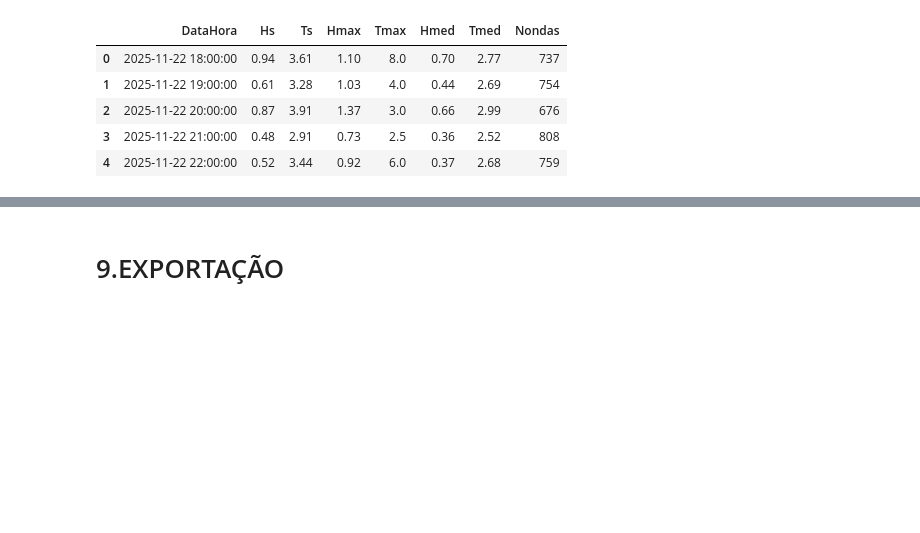
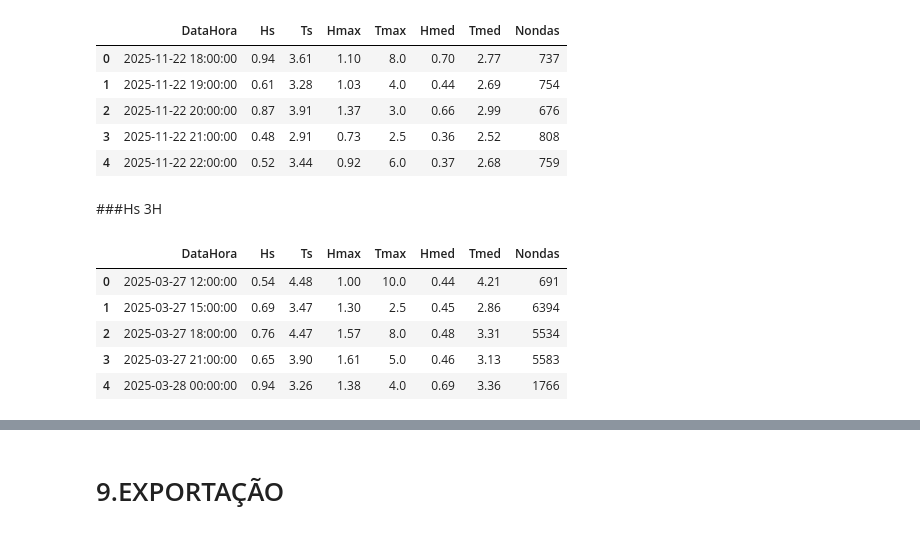
Before and after one commit to zydanne-costa/Ondas_ADCP_SCO_Mar_Nov_2025, a Jupyter notebook: main_strk.ipynb, the cells around one changed output, grey strips where cells are left out. Cells and saved outputs as stored; diff of their text form; code cells hidden in the pictures; blank space fills up the shorter version.

```diff
--- a/main_strk.ipynb
+++ b/main_strk.ipynb
@@ -994,3 +994,24 @@ df_Resumo_1H_SEC.head()
 | 2 | 2025-11-22 20:00:00 | 0.87 | 3.91 | 1.37 | 3.0 | 0.66 | 2.99 | 676 |
 | 3 | 2025-11-22 21:00:00 | 0.48 | 2.91 | 0.73 | 2.5 | 0.36 | 2.52 | 808 |
 | 4 | 2025-11-22 22:00:00 | 0.52 | 3.44 | 0.92 | 6.0 | 0.37 | 2.68 | 759 |
+# %% [markdown]
+###Hs 3H
+# %%
+df_Resumo_3H_CHU = calc_resumo_intervalo(
+    df_strk_chu,
+    '3H'
+)
+
+df_Resumo_3H_SEC = calc_resumo_intervalo(
+    df_strk_sec,
+    '3H'
+)
+# %%
+df_Resumo_3H_CHU.head()
+# %% [output]
+|  | DataHora | Hs | Ts | Hmax | Tmax | Hmed | Tmed | Nondas |
+| 0 | 2025-03-27 12:00:00 | 0.54 | 4.48 | 1.00 | 10.0 | 0.44 | 4.21 | 691 |
+| 1 | 2025-03-27 15:00:00 | 0.69 | 3.47 | 1.30 | 2.5 | 0.45 | 2.86 | 6394 |
+| 2 | 2025-03-27 18:00:00 | 0.76 | 4.47 | 1.57 | 8.0 | 0.48 | 3.31 | 5534 |
+| 3 | 2025-03-27 21:00:00 | 0.65 | 3.90 | 1.61 | 5.0 | 0.46 | 3.13 | 5583 |
+| 4 | 2025-03-28 00:00:00 | 0.94 | 3.26 | 1.38 | 4.0 | 0.69 | 3.36 | 1766 |
```
Also changed, not shown: parts of 2 cells of this notebook.
